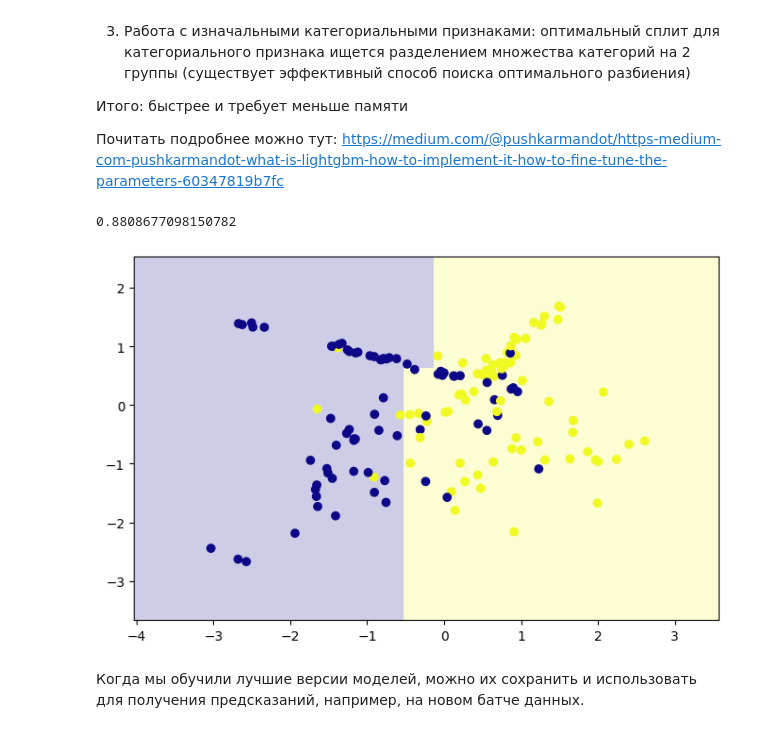
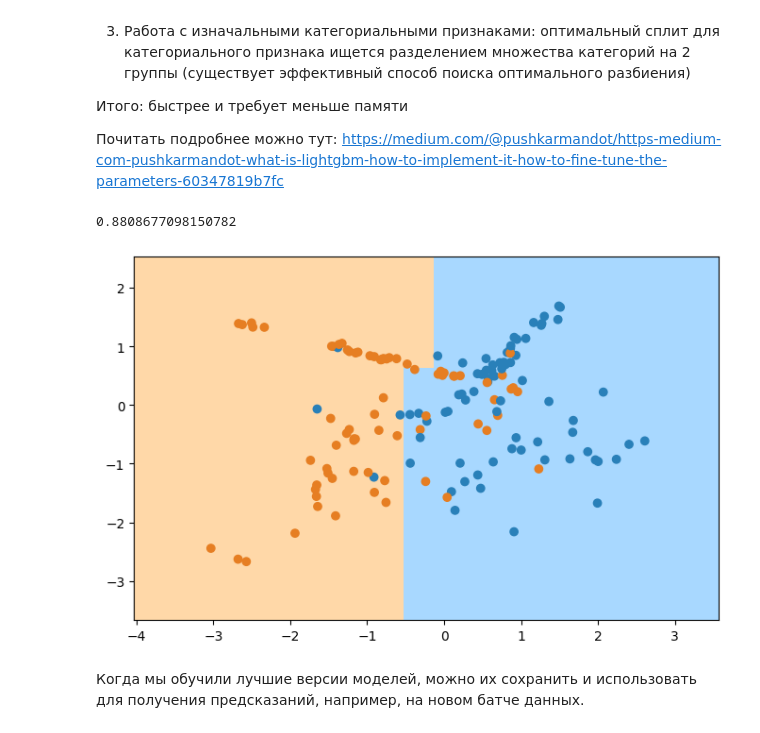
Before and after one commit to hse-ds/ml-hse-nes, a Jupyter notebook: 2025/seminars/seminar08/sem08_boosting_sol.ipynb, the cells around one changed output. Drawn from its saved outputs; the diff is of its cells as text; code cells hidden in the pictures.

```diff
--- a/2025/seminars/seminar08/sem08_boosting_sol.ipynb
+++ b/2025/seminars/seminar08/sem08_boosting_sol.ipynb
@@ -602,13 +608,12 @@ def plot_surface(X, y, clf):
     Z = clf.predict(np.c_[xx.ravel(), yy.ravel()])
 
     Z = Z.reshape(xx.shape)
-
-    plt.pcolormesh(xx, yy, Z, alpha=0.2, cmap='plasma'
-                   )
+    cmap_light = ListedColormap(['#FFD8A8', '#AAFFAA', '#A8D8FF'])
+    plt.pcolormesh(xx, yy, Z, cmap=cmap_light)
 
     # Добавим на график сами наблюдения
-    plt.scatter(X[:, 0], X[:, 1], c=y, cmap='plasma'
-                )
+    cmap_bold = ListedColormap(['#E67E22', '#00FF00', '#2980B9'])
+    plt.scatter(X[:, 0], X[:, 1], c=y, cmap=cmap_bold)
     plt.xlim(xx.min(), xx.max())
     plt.ylim(yy.min(), yy.max())
 
@@ -621,14 +626,14 @@ X_train, X_test, y_train, y_test = train_test_split(X, y, test_size=0.3, random_
 # %%
 from catboost import CatBoostClassifier
 
-catboost = CatBoostClassifier(n_estimators=300,
+model_catboost = CatBoostClassifier(n_estimators=300,
                               logging_level='Silent'
                               # можно подать список тех признаков, с которыми надо работать, как с категориальным
                               #cat_features = ...
                               )
-catboost.fit(X_train, y_train)
-plot_surface(X_test, y_test, catboost)
+model_catboost.fit(X_train, y_train)
+plot_surface(X_test, y_test, model_catboost)
 
-print(roc_auc_score(y_test, catboost.predict_proba(X_test)[:, 1]))
+print(roc_auc_score(y_test, model_catboost.predict_proba(X_test)[:, 1]))
 # %% [output]
 0.919452347083926
@@ -651,10 +656,10 @@ print(roc_auc_score(y_test, catboost.predict_proba(X_test)[:, 1]))
 # %%
 from xgboost import XGBClassifier
 
-xgb = XGBClassifier(n_estimators=300, verbosity=0)
-xgb.fit(X_train, y_train)
-plot_surface(X_test, y_test, xgb)
+model_xgboost = XGBClassifier(n_estimators=300, verbosity=0)
+model_xgboost.fit(X_train, y_train)
+plot_surface(X_test, y_test, model_xgboost)
 
-print(roc_auc_score(y_test, xgb.predict_proba(X_test)[:, 1]))
+print(roc_auc_score(y_test, model_xgboost.predict_proba(X_test)[:, 1]))
 # %% [output]
 0.8797119487908962
@@ -674,13 +679,13 @@ print(roc_auc_score(y_test, xgb.predict_proba(X_test)[:, 1]))
 # %%
 from lightgbm import LGBMClassifier
 
-lightgbm = LGBMClassifier(n_estimators=3, num_leaves=6, verbose=-1)
-lightgbm.fit(X_train, y_train)
-plot_surface(X_test, y_test, lightgbm)
+model_lightgbm = LGBMClassifier(n_estimators=3, num_leaves=6, verbose=-1)
+model_lightgbm.fit(X_train, y_train)
+plot_surface(X_test, y_test, model_lightgbm)
 
-print(roc_auc_score(y_test, lightgbm.predict_proba(X_test)[:, 1]))
+print(roc_auc_score(y_test, model_lightgbm.predict_proba(X_test)[:, 1]))
 # %% [output]
 0.8808677098150782
-[figure, old version]
+[figure, new version]
 # %% [markdown]
 Когда мы обучили лучшие версии моделей, можно их сохранить и использовать для получения предсказаний, например, на новом батче данных.
```
Also changed, not shown: parts of 15 cells of this notebook, 1 other file.
